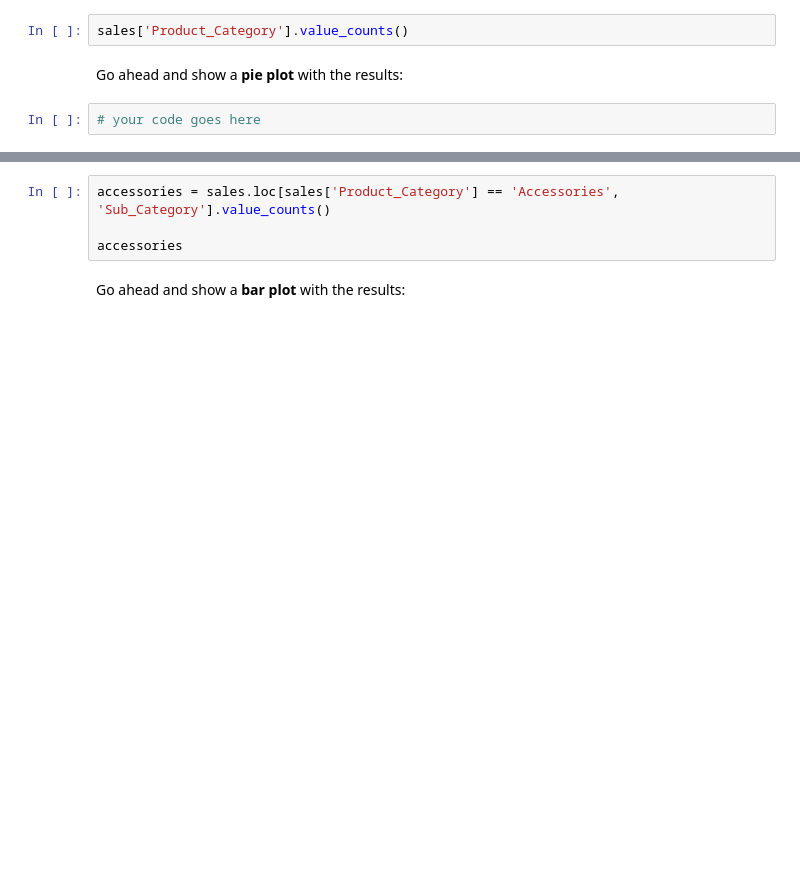
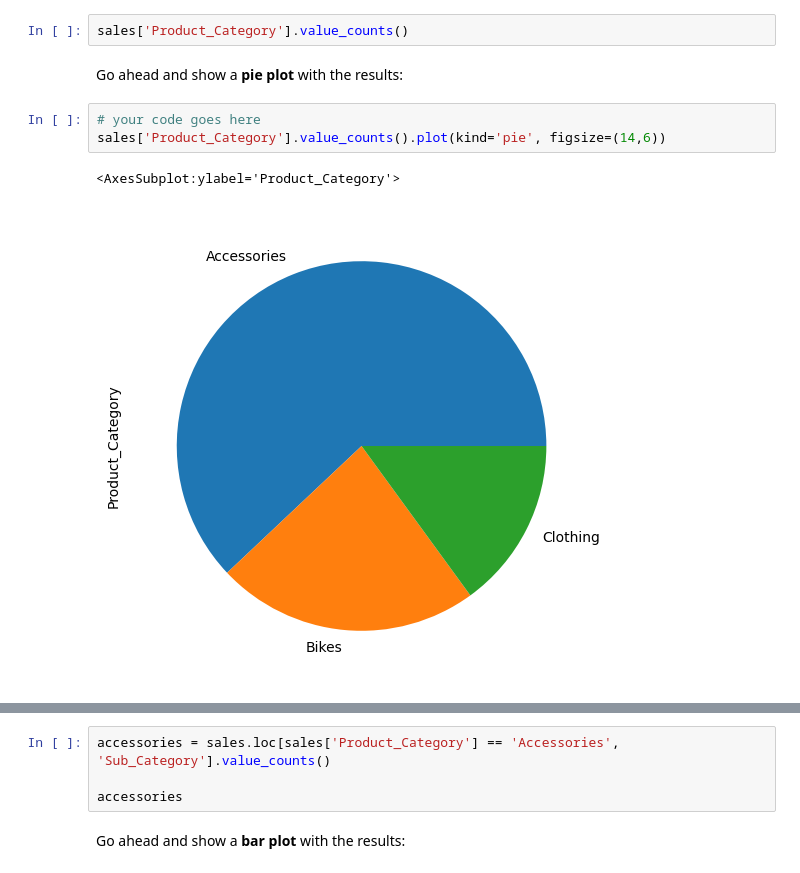
Before and after one commit to Oceyaunna/FreeCodeCamp-Pandas-Real-Life-Example, a Jupyter notebook: Exercises_1.ipynb, the cells around one changed output, grey strips where cells are left out. Drawn from its saved outputs; the diff is of its cells as text; blank space fills up the shorter version.

```diff
--- a/Exercises_1.ipynb
+++ b/Exercises_1.ipynb
@@ -423,5 +533,9 @@ sales['Product_Category'].value_counts()
 Go ahead and show a <b>pie plot</b> with the results:
 # %%
 # your code goes here
+sales['Product_Category'].value_counts().plot(kind='pie', figsize=(14,6))
+# %% [output]
+<AxesSubplot:ylabel='Product_Category'>
+[figure, added]
 # %%
 sales['Product_Category'].value_counts().plot(kind='pie', figsize=(6,6))
```
Also changed, not shown: parts of 49 cells of this notebook.
